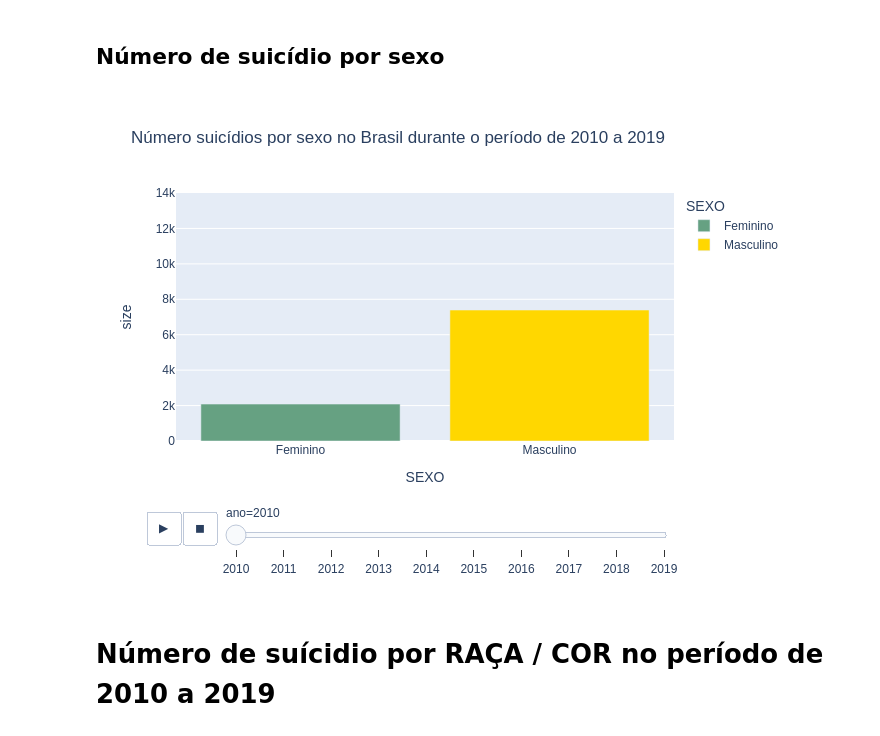
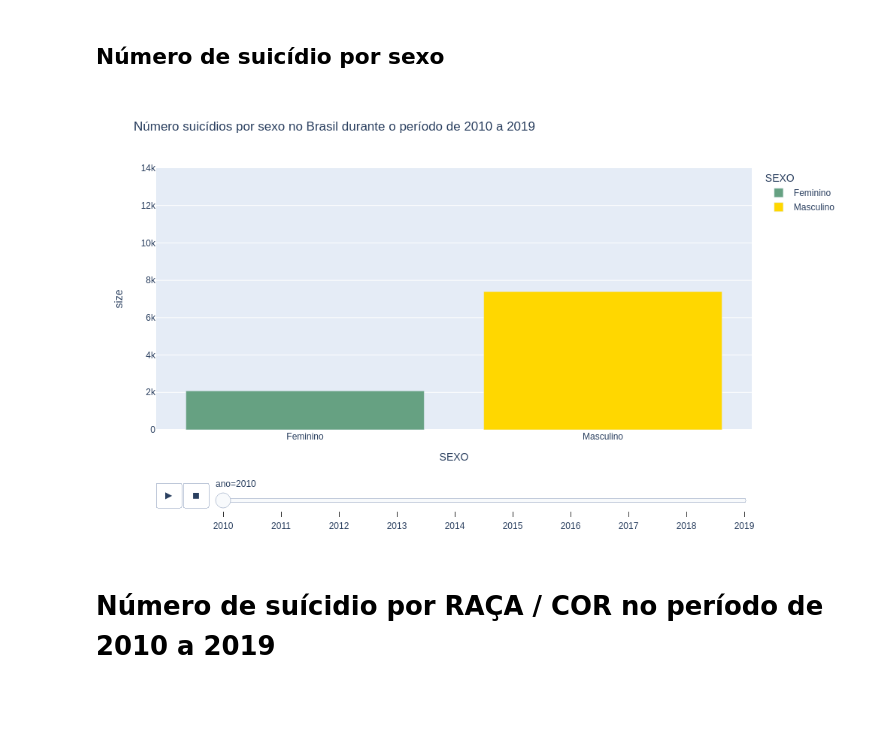
Before and after one commit to escobar-felipe/Projetos, a Jupyter notebook: Suicidio_brasil/Suicide_brazil.ipynb, the cells around one changed output. Cells and saved outputs as stored; diff of their text form; code cells hidden in the pictures; blank space fills up the shorter version.

```diff
--- a/Suicidio_brasil/Suicide_brazil.ipynb
+++ b/Suicidio_brasil/Suicide_brazil.ipynb
@@ -261,14 +273,16 @@ df_sex.columns = ['ano','SEXO', 'size']
 # %%
 fig = px.bar(df_sex, x="SEXO", y="size",
              color="SEXO",
              animation_frame="ano",
              animation_group="SEXO",
              title='Número suicídios por sexo no Brasil durante o período de 2010 a 2019',
              range_y=[0,14000],
-            color_discrete_map={'Feminino': '#66a182','Masculino': '#ffd700'})
+            color_discrete_map={'Feminino': '#66a182','Masculino': '#ffd700'},
+            height=600,
+             width=1000)
 fig.show("png")
 # %% [output]
-[figure, old version]
+[figure, new version]
 # %% [markdown]
 # Número de suícidio por RAÇA / COR no período de 2010 a 2019
 # %%
```
Also changed, not shown: parts of 7 cells of this notebook, 1 other file.
